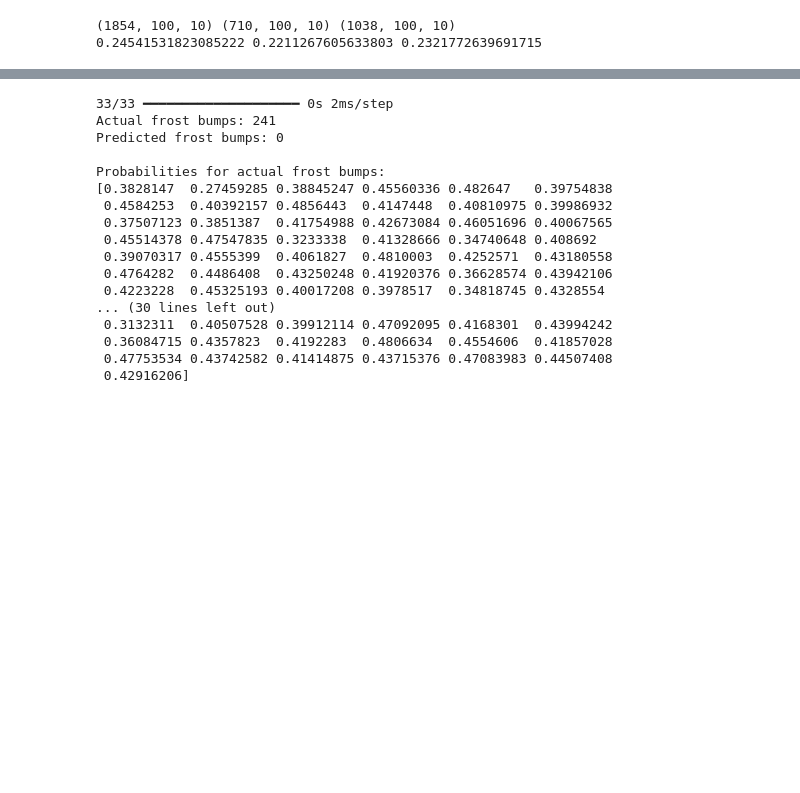
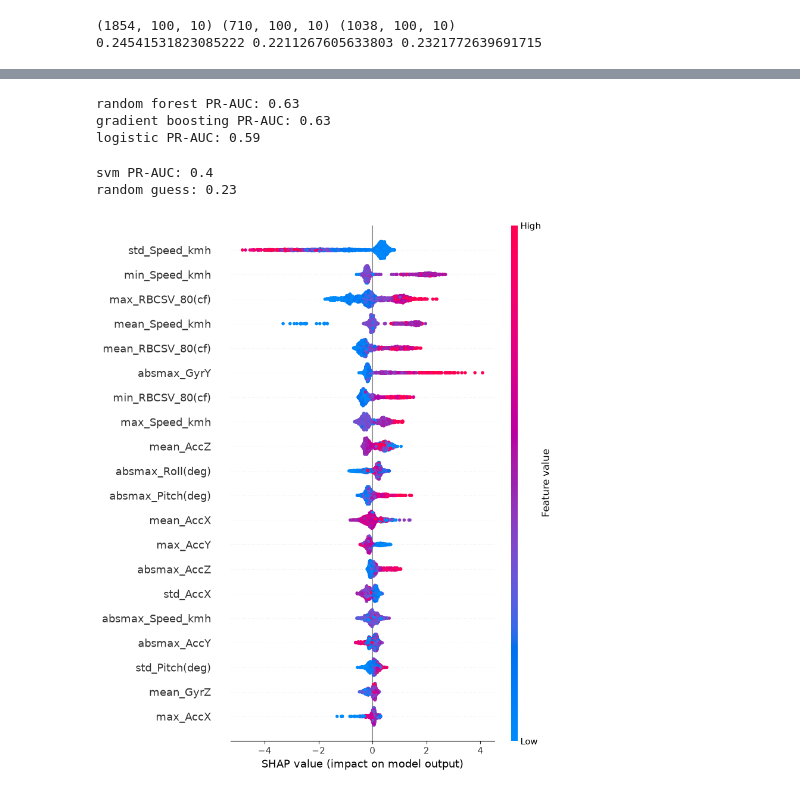
Before and after one commit to kallejjj/SemesterProjectFall2026, a Jupyter notebook: NIko/model_testing.ipynb, the cells around one changed output, grey strips where cells are left out. Cells and saved outputs as stored; diff of their text form; code cells hidden in the pictures; blank space fills up the shorter version.

```diff
--- a/NIko/model_testing.ipynb
+++ b/NIko/model_testing.ipynb
@@ -502,26 +166,49 @@ dtype: float64
-# %%
-y_prob = model.predict(Xte).ravel()
-
-print("Actual frost bumps:", np.sum(yte == 1))
-print("Predicted frost bumps:", np.sum(y_prob >= threshold))
-
-print("\nProbabilities for actual frost bumps:")
-print(y_prob[yte == 1])
-# %% [output]
-33/33 ━━━━━━━━━━━━━━━━━━━━ 0s 2ms/step
-Actual frost bumps: 241
-Predicted frost bumps: 0
-
-Probabilities for actual frost bumps:
-[0.3828147  0.27459285 0.38845247 0.45560336 0.482647   0.39754838
- 0.4584253  0.40392157 0.4856443  0.4147448  0.40810975 0.39986932
- 0.37507123 0.3851387  0.41754988 0.42673084 0.46051696 0.40067565
- 0.45514378 0.47547835 0.3233338  0.41328666 0.34740648 0.408692
- 0.39070317 0.4555399  0.4061827  0.4810003  0.4252571  0.43180558
- 0.4764282  0.4486408  0.43250248 0.41920376 0.36628574 0.43942106
- 0.4223228  0.45325193 0.40017208 0.3978517  0.34818745 0.4328554
-... (30 lines left out)
- 0.3132311  0.40507528 0.39912114 0.47092095 0.4168301  0.43994242
- 0.36084715 0.4357823  0.4192283  0.4806634  0.4554606  0.41857028
- 0.47753534 0.43742582 0.41414875 0.43715376 0.47083983 0.44507408
- 0.42916206]
+# %%
+from sklearn.ensemble import RandomForestClassifier, HistGradientBoostingClassifier
+from sklearn.linear_model import LogisticRegression
+from sklearn.svm import SVC
+from sklearn.metrics import average_precision_score
+
+models = {
+    "random forest":     RandomForestClassifier(class_weight="balanced", random_state=42),
+    "gradient boosting": HistGradientBoostingClassifier(class_weight="balanced", random_state=42),
+    "logistic":          LogisticRegression(class_weight="balanced", max_iter=1000),
+    "svm":               SVC(class_weight="balanced", probability=True, random_state=42),
+}
+
+for name, model in models.items():
+    model.fit(Ftr, ytr)
+    probs = model.predict_proba(Fte)[:, 1]
+    print(name, "PR-AUC:", round(average_precision_score(yte, probs), 2))
+
+print("random guess:", round(yte.mean(), 2))
+# %% [output]
+random forest PR-AUC: 0.63
+gradient boosting PR-AUC: 0.63
+logistic PR-AUC: 0.59
+svm PR-AUC: 0.4
+random guess: 0.23
+# %%
+import shap
+from sklearn.ensemble import RandomForestClassifier
+
+# readable names for the 45 columns, in the same order clip_features builds them
+names = [f"{s}_{f}" for s in ["mean", "std", "min", "max", "absmax"] for f in feature_cols]
+
+Ftr = clip_features(Xtr)
+Fte = clip_features(Xte)
+
+model = HistGradientBoostingClassifier(class_weight="balanced", random_state=42).fit(Ftr, ytr)
+
+explainer = shap.TreeExplainer(model)
+sv = explainer.shap_values(Fte)
+
+# depending on the shap version, a binary model returns a list or a 3D array
+if isinstance(sv, list):
+    sv = sv[1]
+elif sv.ndim == 3:
+    sv = sv[:, :, 1]
+
+shap.summary_plot(sv, Fte, feature_names=names)
+# %% [output]
+[figure, added]
```
Also changed, not shown: parts of 15 cells of this notebook, 6 other files.
